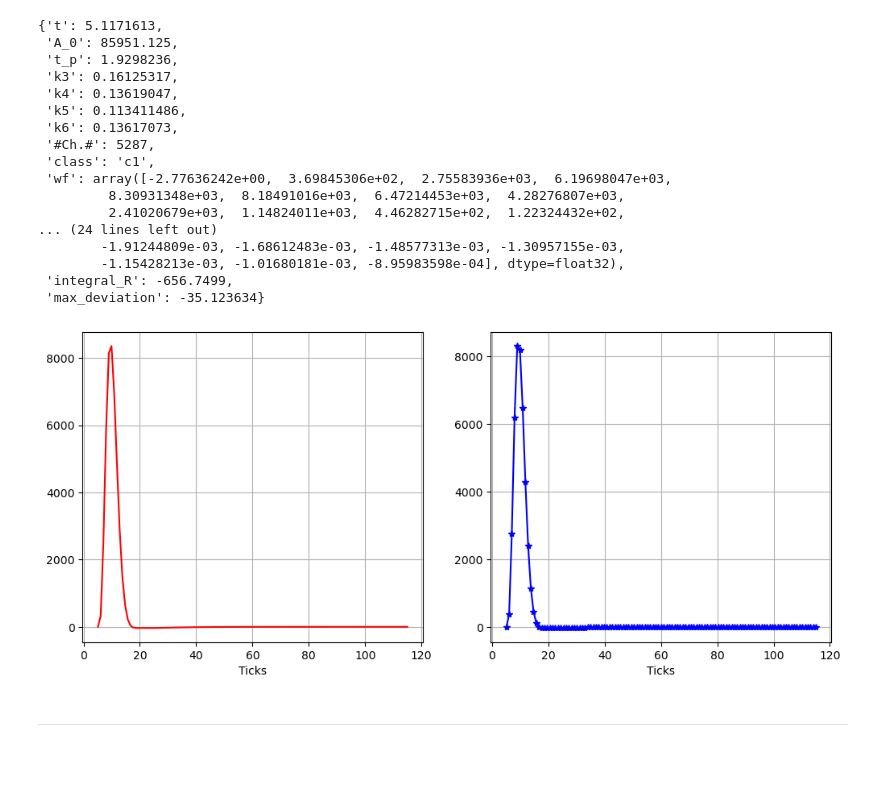
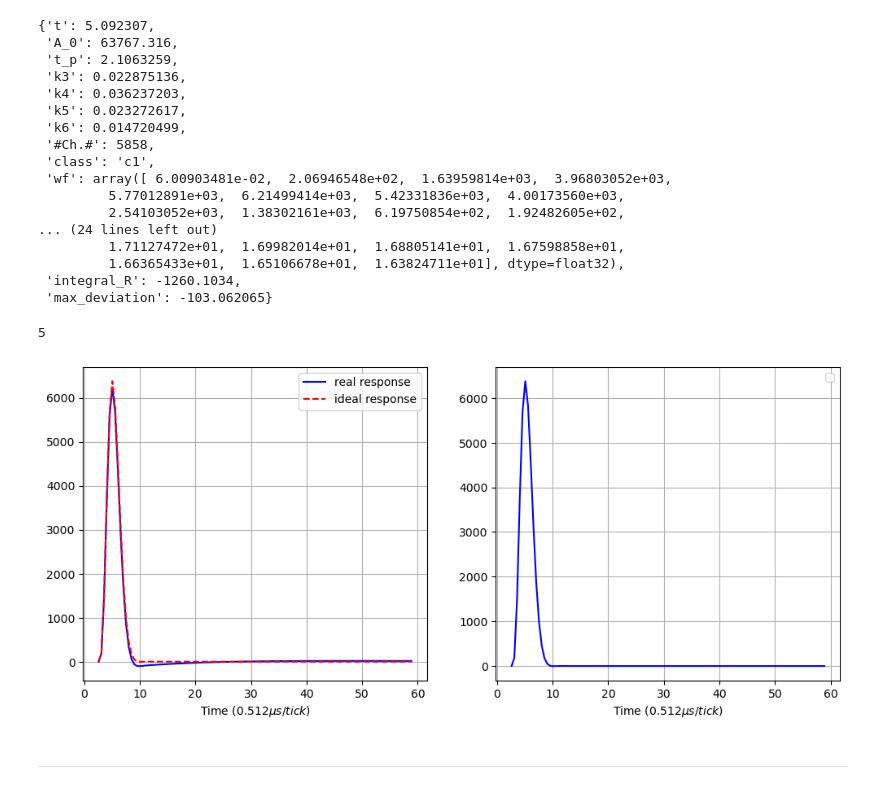
Before and after one commit to fanrado/CHN_CLASSIFIER_CE, a Jupyter notebook: DataLabelling_basedOnEA.ipynb, the cells around one changed output. Cells and saved outputs as stored; diff of their text form; code cells hidden in the pictures; blank space fills up the shorter version.

```diff
--- a/DataLabelling_basedOnEA.ipynb
+++ b/DataLabelling_basedOnEA.ipynb
@@ -9,50 +9,56 @@ import sklearn
 path_to_data = 'DATASET_and_OUTPUT/fine_resolution/data/synthetic_dataset/Ntotsamples_385000/npy'
 data_npy = np.load('/'.join([path_to_data, 'generate_new_samples_c1.npy']), allow_pickle=True)
 # %%
-onedata = data_npy[0]
+onedata = data_npy[10000]
 onedata_df = pd.DataFrame(onedata)
 pars_0 = list(onedata_df.iloc[0])
 pars_0[2] = pars_0[2] / 0.512
 # %%
 onedata
 # %% [output]
-{'t': 5.1171613,
- 'A_0': 85951.125,
- 't_p': 1.9298236,
- 'k3': 0.16125317,
- 'k4': 0.13619047,
- 'k5': 0.113411486,
- 'k6': 0.13617073,
- '#Ch.#': 5287,
+{'t': 5.092307,
+ 'A_0': 63767.316,
+ 't_p': 2.1063259,
+ 'k3': 0.022875136,
+ 'k4': 0.036237203,
+ 'k5': 0.023272617,
+ 'k6': 0.014720499,
+ '#Ch.#': 5858,
  'class': 'c1',
- 'wf': array([-2.77636242e+00,  3.69845306e+02,  2.75583936e+03,  6.19698047e+03,
-         8.30931348e+03,  8.18491016e+03,  6.47214453e+03,  4.28276807e+03,
-         2.41020679e+03,  1.14824011e+03,  4.46282715e+02,  1.22324432e+02,
+ 'wf': array([ 6.00903481e-02,  2.06946548e+02,  1.63959814e+03,  3.96803052e+03,
+         5.77012891e+03,  6.21499414e+03,  5.42331836e+03,  4.00173560e+03,
+         2.54103052e+03,  1.38302161e+03,  6.19750854e+02,  1.92482605e+02,
 ... (24 lines left out)
-        -1.91244809e-03, -1.68612483e-03, -1.48577313e-03, -1.30957155e-03,
-        -1.15428213e-03, -1.01680181e-03, -8.95983598e-04], dtype=float32),
- 'integral_R': -656.7499,
- 'max_deviation': -35.123634}
+         1.71127472e+01,  1.69982014e+01,  1.68805141e+01,  1.67598858e+01,
+         1.66365433e+01,  1.65106678e+01,  1.63824711e+01], dtype=float32),
+ 'integral_R': -1260.1034,
+ 'max_deviation': -103.062065}
 # %%
 x = np.linspace(pars_0[0], 115, 115)
 # coarse resolution waveform
 R_coarse = response(x=x, par=pars_0)
+pos_peak = np.argmax(R_coarse)
+print(pos_peak)
 
 # fine resolution waveform
 R_fine = onedata['wf']
 
 # comparison
 fig, ax = plt.subplots(1,2, figsize=(12,5))
-ax[0].plot(x, R_coarse, 'r')
-ax[0].set_xlabel('Ticks')
+ax[0].plot(x*0.512, R_coarse, 'b', label='real response')
+ax[0].plot(x*0.512, response_legacy(x=x, par=pars_0), 'r--', label='ideal response')
+ax[0].set_xlabel(r'Time ($0.512\mu s/tick$)')
 ax[0].grid(True)
+ax[0].legend()
 
-ax[1].plot(x, R_fine, 'b-*')
-ax[1].set_xlabel('Ticks')
+ax[1].plot(x*0.512, response_legacy(x=x, par=pars_0), 'b')
+ax[1].set_xlabel(r'Time ($0.512\mu s/tick$)')
 ax[1].grid(True)
+plt.legend()
 plt.show()
 # %% [output]
+5
-[figure, old version]
+[figure, new version]
 # %% [markdown]
 -------------
 # %%
```
